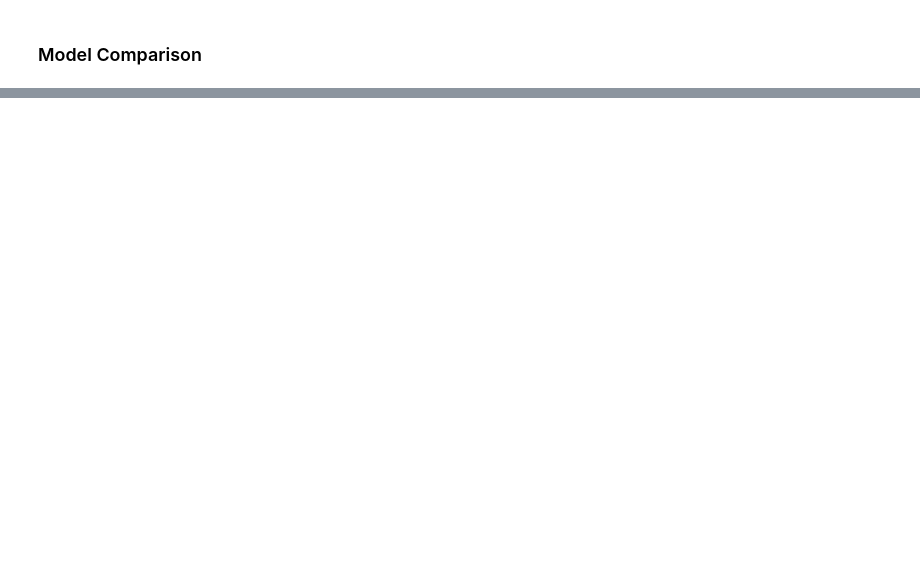
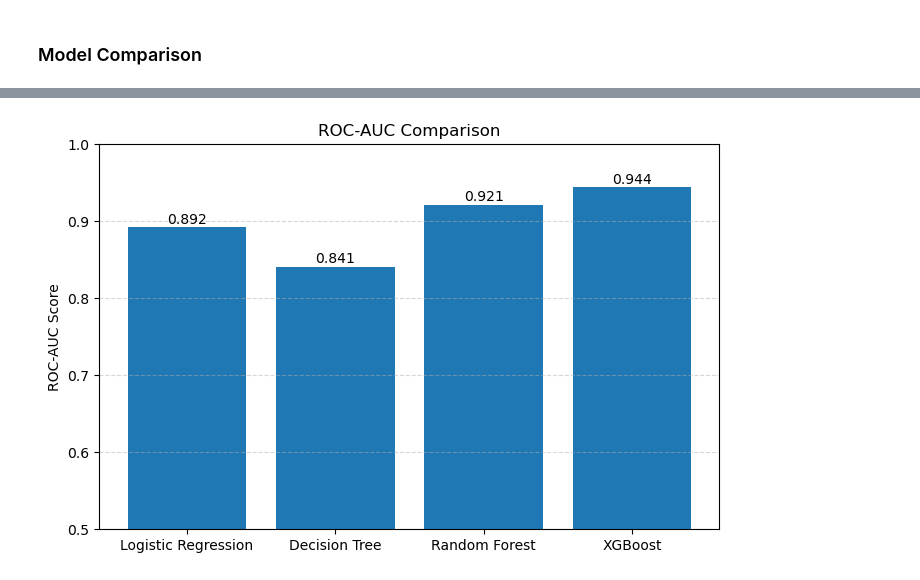
Before and after one commit to mdrifat-hossain/My-AI-ML-Code-Practice, a Jupyter notebook: week_1/Titanic-ML-Pipeline/titanic-baseLineML-pipeline.ipynb, the cells around one changed output, grey strips where cells are left out. Cells and saved outputs as stored; diff of their text form; code cells hidden in the pictures; blank space fills up the shorter version.

```diff
--- a/week_1/Titanic-ML-Pipeline/titanic-baseLineML-pipeline.ipynb
+++ b/week_1/Titanic-ML-Pipeline/titanic-baseLineML-pipeline.ipynb
@@ -169,0 +449,44 @@ plt.show()
+# %%
+import pandas as pd
+import matplotlib.pyplot as plt
+
+auc_df = pd.DataFrame({
+    "Model": [
+        "Logistic Regression",
+        "Decision Tree",
+        "Random Forest",
+        "XGBoost"
+    ],
+    "ROC-AUC": [
+        0.892,
+        0.841,
+        0.921,
+        0.944
+    ]
+})
+
+plt.figure(figsize=(8,5))
+
+bars = plt.bar(
+    auc_df["Model"],
+    auc_df["ROC-AUC"]
+)
+
+plt.title("ROC-AUC Comparison")
+plt.ylabel("ROC-AUC Score")
+plt.ylim(0.5,1.0)
+
+# Show values on top of each bar
+for bar in bars:
+    plt.text(
+        bar.get_x() + bar.get_width()/2,
+        bar.get_height()+0.005,
+        f"{bar.get_height():.3f}",
+        ha="center"
+    )
+
+plt.grid(axis="y", linestyle="--", alpha=0.5)
+
+plt.show()
+# %% [output]
+[figure, added]
```
Also changed, not shown: parts of 26 cells of this notebook, 2 other files.
